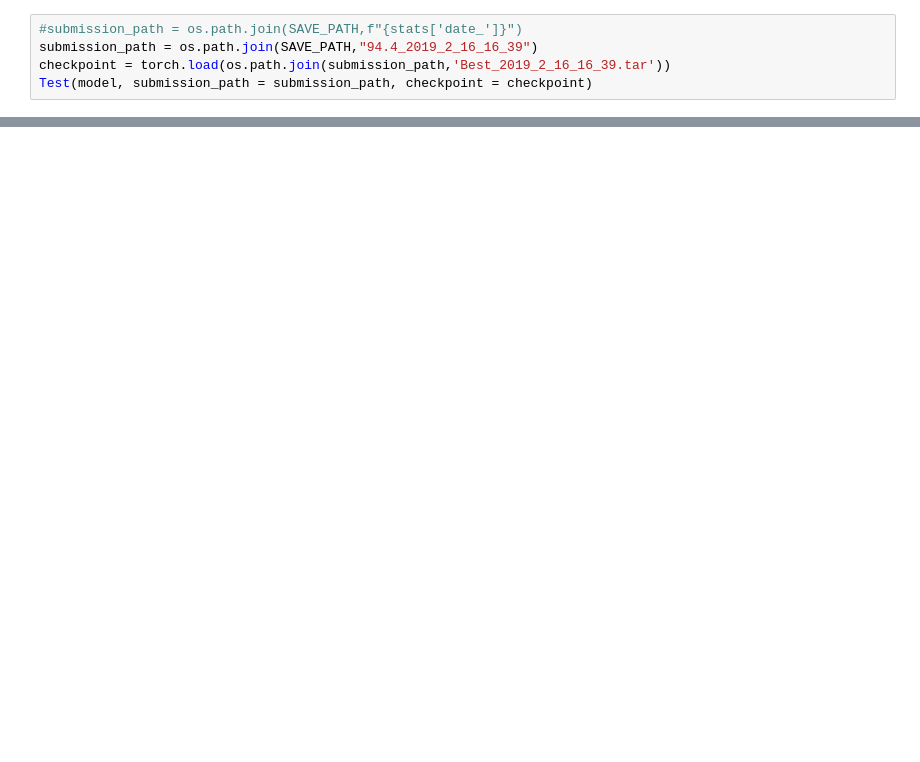
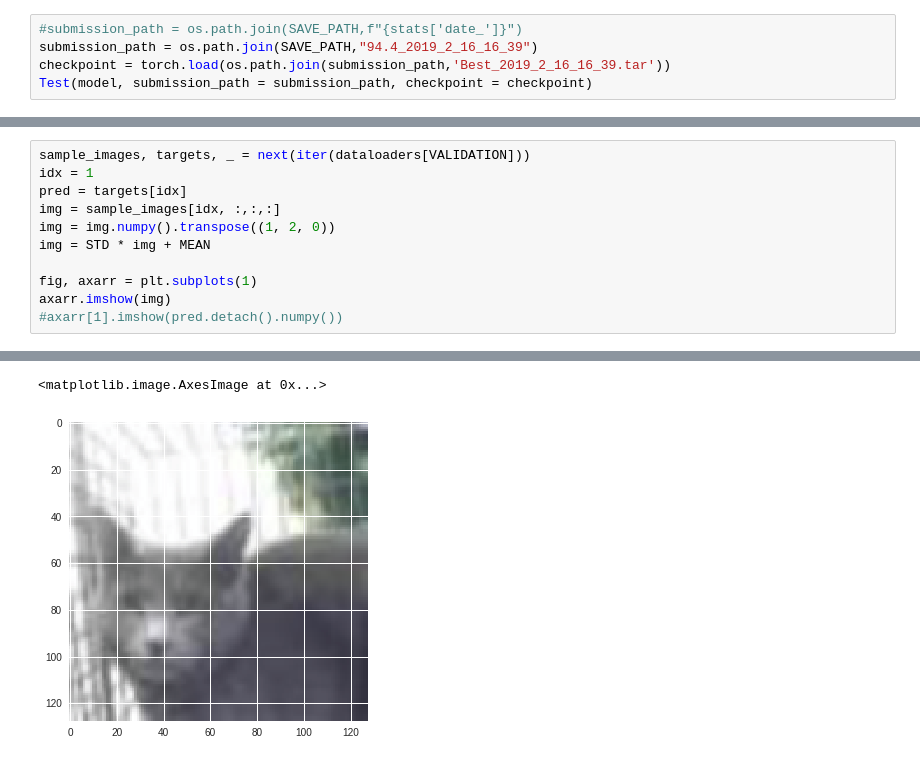
Before and after one commit to MohamedAbdelsalam9/IFT6135_Assignment1_Kaggle, a Jupyter notebook: kaggle_run.ipynb, the cells around one changed output, grey strips where cells are left out. Saved outputs shown, nothing was run; the diff lists cells and outputs as text; blank space fills up the shorter version.

```diff
--- a/kaggle_run.ipynb
+++ b/kaggle_run.ipynb
@@ -563,0 +629,12 @@ Test(model, submission_path = submission_path, checkpoint = checkpoint)
+# %%
+sample_images, targets, _ = next(iter(dataloaders[VALIDATION]))
+idx = 1
+pred = targets[idx]
+img = sample_images[idx, :,:,:]
+img = img.numpy().transpose((1, 2, 0))
+img = STD * img + MEAN
+
+fig, axarr = plt.subplots(1)
+axarr.imshow(img)
+#axarr[1].imshow(pred.detach().numpy())
+# %% [output]
@@ -563,0 +642,2 @@ Test(model, submission_path = submission_path, checkpoint = checkpoint)
+<matplotlib.image.AxesImage at 0x...>
+[figure, added]
```
Also changed, not shown: parts of 13 cells of this notebook.
